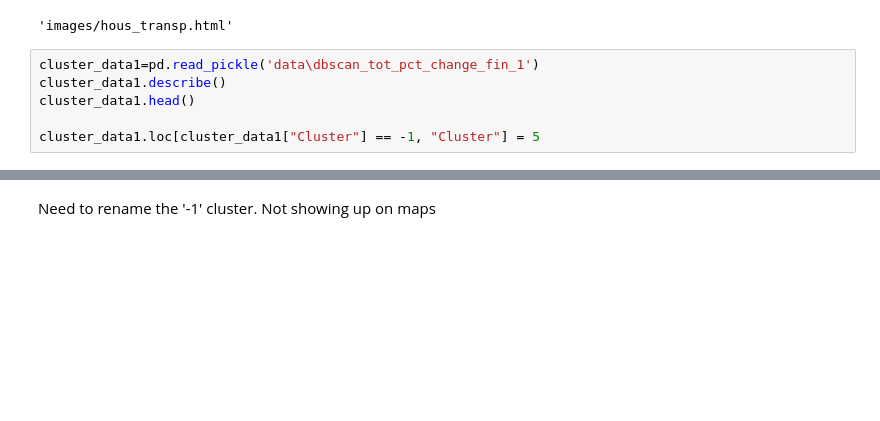
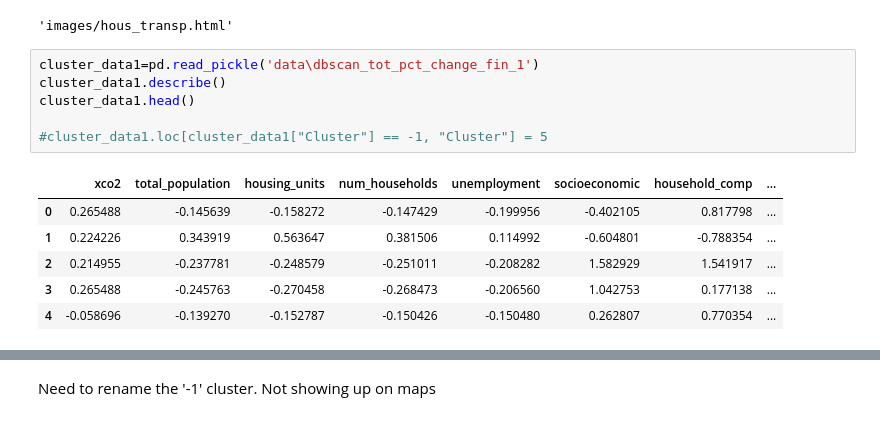
Before and after one commit to DanDryer/co2-socioeconomic-modeling, a Jupyter notebook: visualization.ipynb, the cells around one changed output, grey strips where cells are left out. Drawn from its saved outputs; the diff is of its cells as text; blank space fills up the shorter version.

```diff
--- a/visualization.ipynb
+++ b/visualization.ipynb
@@ -131,9 +131,16 @@ plotly.offline.plot(fig, filename='images/hous_transp.html', auto_play = False)
 # %%
 cluster_data1=pd.read_pickle('data\dbscan_tot_pct_change_fin_1')
 cluster_data1.describe()
 cluster_data1.head()
 
-cluster_data1.loc[cluster_data1["Cluster"] == -1, "Cluster"] = 5
+#cluster_data1.loc[cluster_data1["Cluster"] == -1, "Cluster"] = 5
+# %% [output]
+|  | xco2 | total_population | housing_units | num_households | unemployment | socioeconomic | household_comp | ... |
+| 0 | 0.265488 | -0.145639 | -0.158272 | -0.147429 | -0.199956 | -0.402105 | 0.817798 | ... |
+| 1 | 0.224226 | 0.343919 | 0.563647 | 0.381506 | 0.114992 | -0.604801 | -0.788354 | ... |
+| 2 | 0.214955 | -0.237781 | -0.248579 | -0.251011 | -0.208282 | 1.582929 | 1.541917 | ... |
+| 3 | 0.265488 | -0.245763 | -0.270458 | -0.268473 | -0.206560 | 1.042753 | 0.177138 | ... |
+| 4 | -0.058696 | -0.139270 | -0.152787 | -0.150426 | -0.150480 | 0.262807 | 0.770354 | ... |
 # %%
 fig = px.choropleth(cluster_data1, geojson=counties_map, locations='STCNTY', color='Cluster',
                         #color_discrete_map="Bluered",
```
Also changed, not shown: parts of 7 cells of this notebook.
